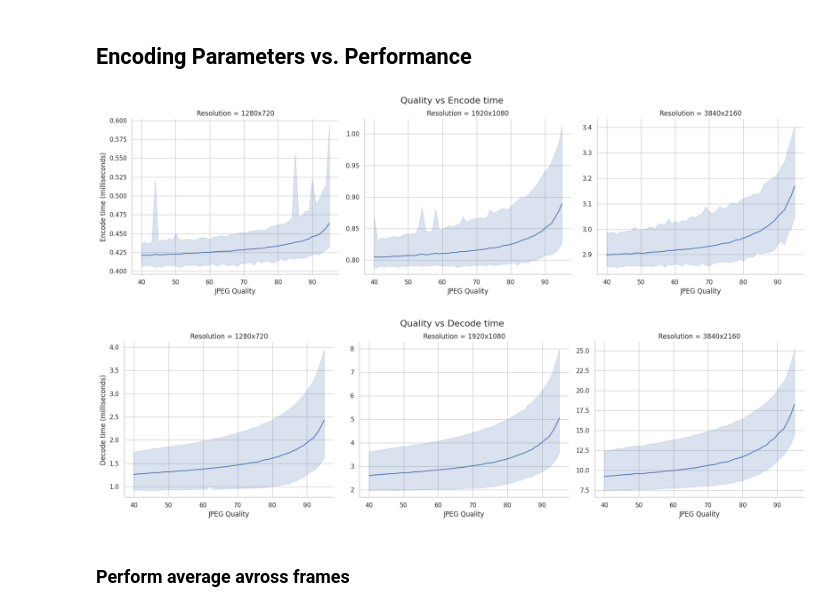
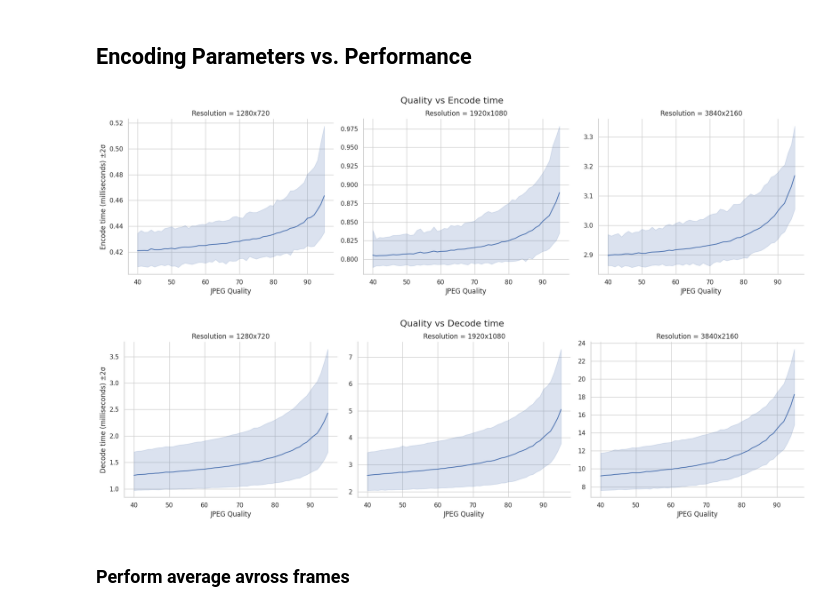
Before and after one commit to simdeistud/video-compression-latency-benchmarks, a Jupyter notebook: 3_benchmarks/src/benchmark_scripts/exebench/viz_nvjpeg_LoLa.ipynb, the cells around one changed output. Drawn from its saved outputs; the diff is of its cells as text; code cells hidden in the pictures.

```diff
--- a/3_benchmarks/src/benchmark_scripts/exebench/viz_nvjpeg_LoLa.ipynb
+++ b/3_benchmarks/src/benchmark_scripts/exebench/viz_nvjpeg_LoLa.ipynb
@@ -144,40 +145,39 @@ We can observe an explosion in file size from quality 95 onwards, and a sharp in
 g = sns.relplot(
     data=df,
     x='Quality',
     y=df['Avg Encode Time (s)'] * 1000,
     #hue='Frame',
     kind='line',
     col='Resolution',
     col_order=RESOLUTIONS.keys(),
     height=5,
     aspect=1.2,
     facet_kws={'sharey': False},
-    errorbar=("pi", 100)
+    errorbar=("pi", 95)
 )
 g.figure.suptitle('Quality vs Encode time', y=1.03, fontsize=16)
-g.set_axis_labels('JPEG Quality', 'Encode time (milliseconds)')
+g.set_axis_labels('JPEG Quality', 'Encode time (milliseconds) ±2σ')
 plt.show()
 
 g = sns.relplot(
     data=df,
     x='Quality',
     y=df['Avg Decode Time (s)'] * 1000,
     #hue='Frame',
     kind='line',
     col='Resolution',
     col_order=RESOLUTIONS.keys(),
     height=5,
     aspect=1.2,
     facet_kws={'sharey': False},
-    errorbar=("pi", 100)
+    errorbar=("pi", 95)
 )
 g.figure.suptitle('Quality vs Decode time', y=1.03, fontsize=16)
-g.set_axis_labels('JPEG Quality', 'Decode time (milliseconds)')
-df = df[df['Avg Encode Time (s)'] * 1000 + df['Avg Decode Time (s)'] * 1000 <= 2 * 2]
+g.set_axis_labels('JPEG Quality', 'Decode time (milliseconds) ±2σ')
 plt.show()
 # %% [output]
-[figure, old version]
+[figure, new version]
-[figure, old version]
+[figure, new version]
 # %% [markdown]
 ### Perform average avross frames
 # %%
```
Also changed, not shown: parts of 6 cells of this notebook, 5 other files.
